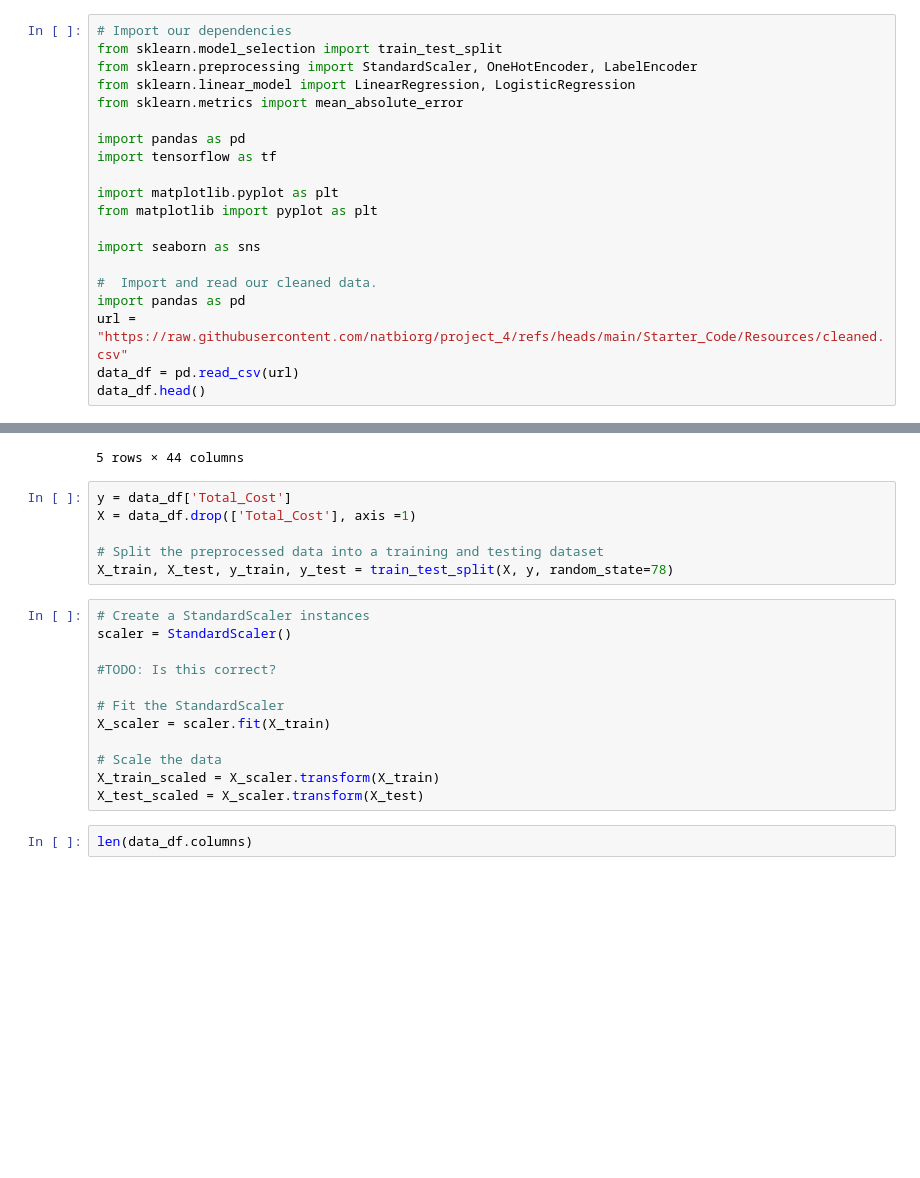
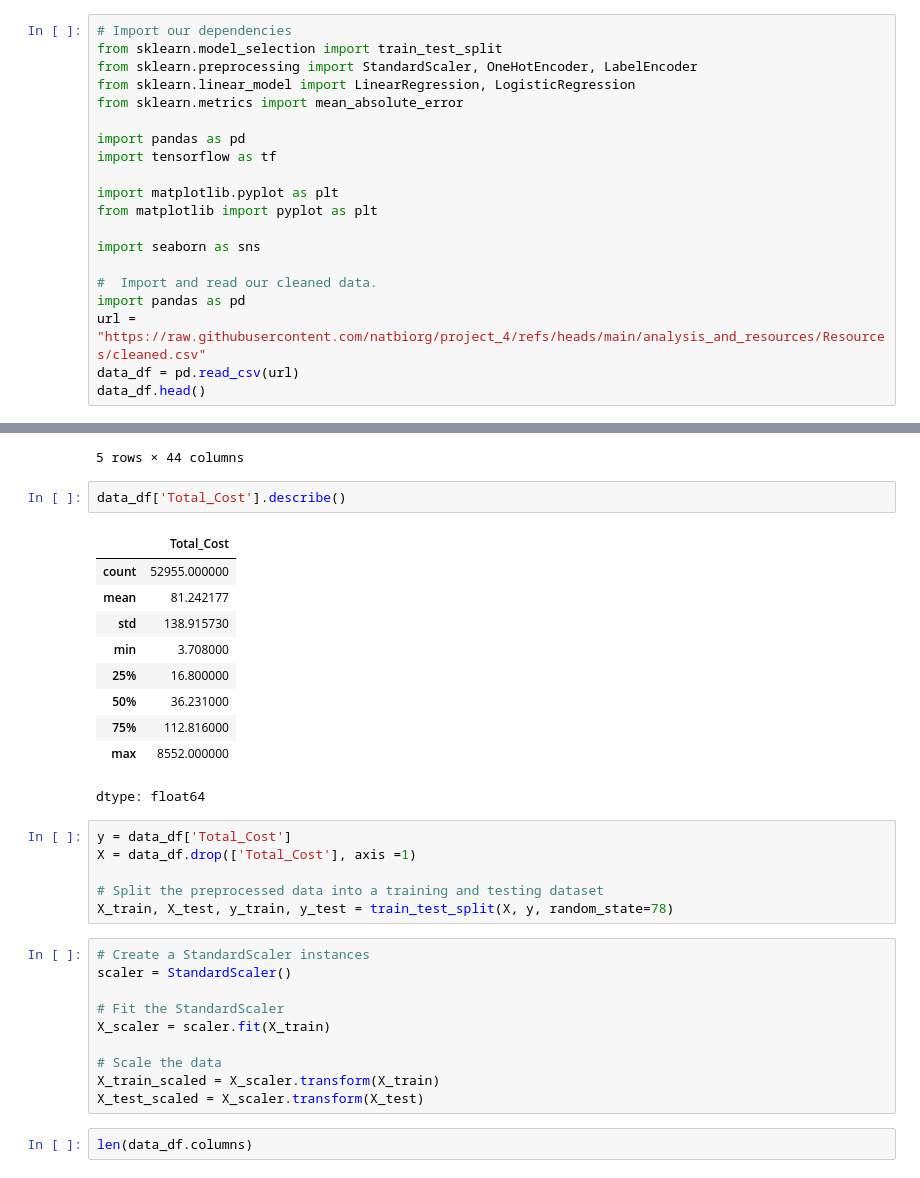
Before and after one commit to natbiorg/project_4, a Jupyter notebook: analysis_and_resources/sales_predictions_colab.ipynb, the cells around one changed output, grey strips where cells are left out. Drawn from its saved outputs; the diff is of its cells as text; blank space fills up the shorter version.

```diff
--- a/analysis_and_resources/sales_predictions_colab.ipynb
+++ b/analysis_and_resources/sales_predictions_colab.ipynb
@@ -15,7 +15,7 @@ import seaborn as sns
 
 #  Import and read our cleaned data.
 import pandas as pd
-url = "https://raw.githubusercontent.com/natbiorg/project_4/refs/heads/main/Starter_Code/Resources/cleaned.csv"
+url = "https://raw.githubusercontent.com/natbiorg/project_4/refs/heads/main/analysis_and_resources/Resources/cleaned.csv"
 data_df = pd.read_csv(url)
 data_df.head()
 # %% [output]
@@ -190,6 +190,19 @@ data_df.head()
 | 3 | 12.0 | 1.0 | 81.50 | 6.5 | 0.1 | 4500.0 | 2424.5 | ... |
 | 4 | 12.0 | 1.0 | 153.71 | 6.5 | 0.1 | 4500.0 | 2424.5 | ... |
 5 rows × 44 columns
+# %%
+data_df['Total_Cost'].describe()
+# %% [output]
+|  | Total_Cost |
+| count | 52955.000000 |
+| mean | 81.242177 |
+| std | 138.915730 |
+| min | 3.708000 |
+| 25% | 16.800000 |
+| 50% | 36.231000 |
+| 75% | 112.816000 |
+| max | 8552.000000 |
+dtype: float64
 # %%
 y = data_df['Total_Cost']
 X = data_df.drop(['Total_Cost'], axis =1)
@@ -199,8 +212,6 @@ X_train, X_test, y_train, y_test = train_test_split(X, y, random_state=78)
 # %%
 # Create a StandardScaler instances
 scaler = StandardScaler()
-
-#TODO: Is this correct?
 
 # Fit the StandardScaler
 X_scaler = scaler.fit(X_train)
```
Also changed, not shown: parts of 3 cells of this notebook, 3 other files.
